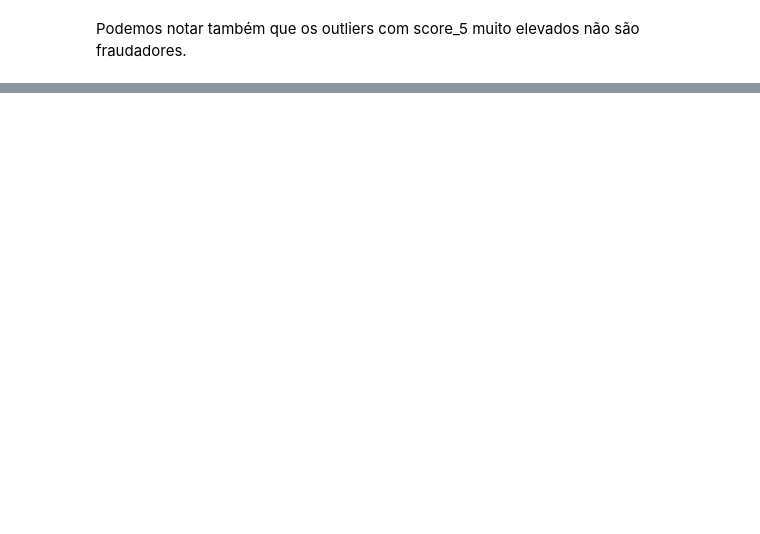
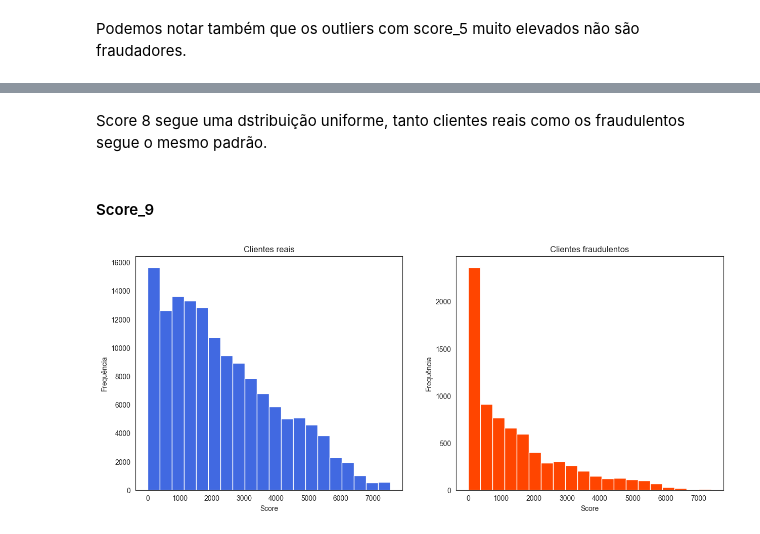
Before and after one commit to WiiniSilva/Fraude_Case, a Jupyter notebook: Fraude_Case.ipynb, the cells around one changed output, grey strips where cells are left out. Saved outputs shown, nothing was run; the diff lists cells and outputs as text; code cells hidden in the pictures; blank space fills up the shorter version.

```diff
--- a/Fraude_Case.ipynb
+++ b/Fraude_Case.ipynb
@@ -450,0 +474,8 @@ Podemos notar também que os outliers com score_5 muito elevados não são fraud
+# %% [markdown]
+Score 8 segue uma dstribuição uniforme, tanto clientes reais como os fraudulentos segue o mesmo padrão.
+# %% [markdown]
+#### Score_9
+# %%
+criar_histograma(df, 'score_9', 'fraude')
+# %% [output]
+[figure, added]
```
Also changed, not shown: parts of 16 cells of this notebook.
